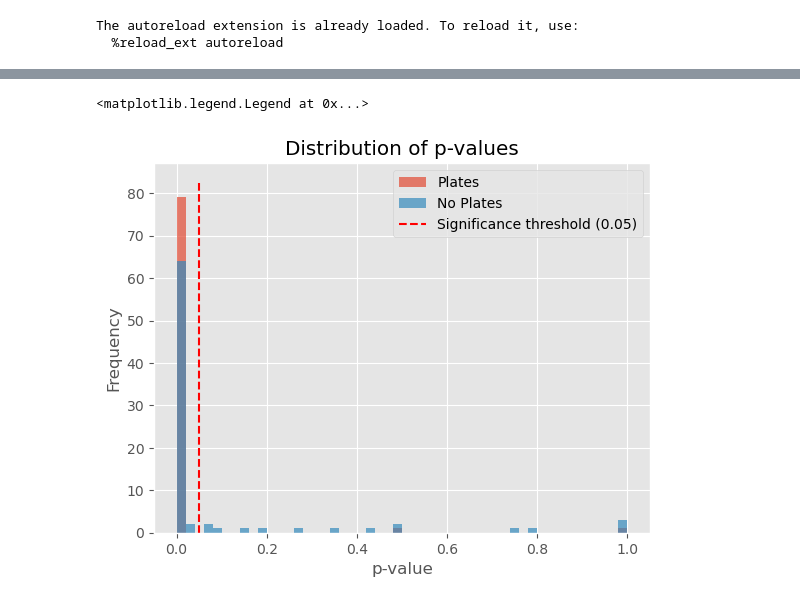
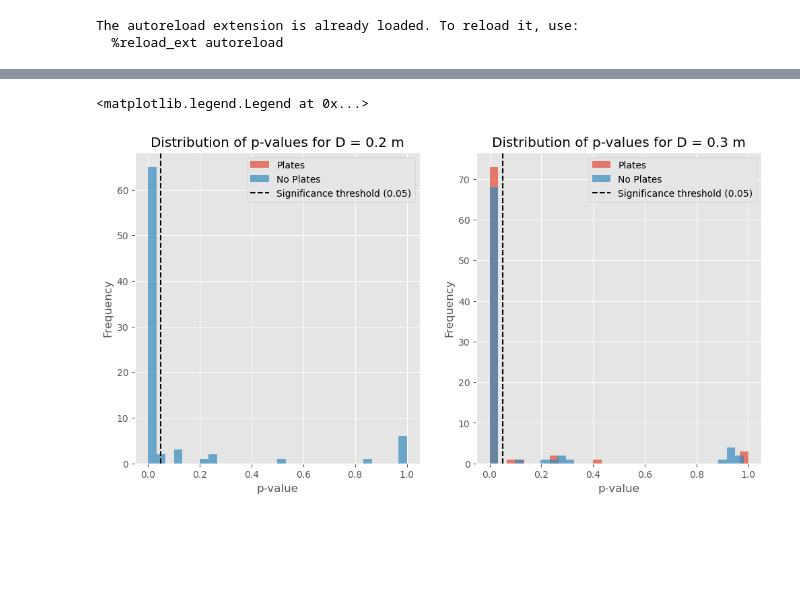
Before and after one commit to kjes4pres/Master_code, a Jupyter notebook: Lab/Probe_analysis/statistics_test.ipynb, the cells around one changed output, grey strips where cells are left out. Cells and saved outputs as stored; diff of their text form; code cells hidden in the pictures; blank space fills up the shorter version.

Commit message:
wilcoxon test

```diff
--- a/Lab/Probe_analysis/statistics_test.ipynb
+++ b/Lab/Probe_analysis/statistics_test.ipynb
@@ -119,2 +32,0 @@ def perform_AnovaRM(freq, cond):
-# %%
-anova_f11, amp_P0, amp_P3 = perform_AnovaRM(1.5, "None")
@@ -549,15 +178,46 @@ f18_wilcoxon_no = wilcoxon_signed_rank_test(1.8, cond="None")
+# %%
+f0898_wilcoxon = wilcoxon_signed_rank_test_30cm(0.898, 'p005')
+f0980_wilcoxon = wilcoxon_signed_rank_test_30cm(0.980, 'p005')
+f1061_wilcoxon = wilcoxon_signed_rank_test_30cm(1.061, 'p005')
+f1143_wilcoxon = wilcoxon_signed_rank_test_30cm(1.143, 'p005')
+f1225_wilcoxon = wilcoxon_signed_rank_test_30cm(1.225, 'p005')
+f1306_wilcoxon = wilcoxon_signed_rank_test_30cm(1.306, 'p005')
+f1388_wilcoxon = wilcoxon_signed_rank_test_30cm(1.388, 'p005')
+f1470_wilcoxon = wilcoxon_signed_rank_test_30cm(1.470, 'p005')
+
+f0898_wilcoxon_no = wilcoxon_signed_rank_test_30cm(0.898, cond="None")
+f0980_wilcoxon_no = wilcoxon_signed_rank_test_30cm(0.980, cond="None")
+f1061_wilcoxon_no = wilcoxon_signed_rank_test_30cm(1.061, cond="None")
+f1143_wilcoxon_no = wilcoxon_signed_rank_test_30cm(1.143, cond="None")
+f1225_wilcoxon_no = wilcoxon_signed_rank_test_30cm(1.225, cond="None")
+f1306_wilcoxon_no = wilcoxon_signed_rank_test_30cm(1.306, cond="None")
+f1388_wilcoxon_no = wilcoxon_signed_rank_test_30cm(1.388, cond="None")
+f1470_wilcoxon_no = wilcoxon_signed_rank_test_30cm(1.470, cond="None")
 # %%
 # Concatenate all results into one dataframe
-wilcoxon_results_plates = pd.concat([f11_wilcoxon, f12_wilcoxon, f13_wilcoxon, f14_wilcoxon, f15_wilcoxon, f16_wilcoxon, f17_wilcoxon, f18_wilcoxon])
-wilcoxon_results_no = pd.concat([f11_wilcoxon_no, f12_wilcoxon_no, f13_wilcoxon_no, f14_wilcoxon_no, f15_wilcoxon_no, f16_wilcoxon_no, f17_wilcoxon_no, f18_wilcoxon_no])
+wilcoxon_20_plates = pd.concat([f11_wilcoxon, f12_wilcoxon, f13_wilcoxon, f14_wilcoxon, f15_wilcoxon, f16_wilcoxon, f17_wilcoxon, f18_wilcoxon])
+wilcoxon_30_plates = pd.concat([f0898_wilcoxon, f0980_wilcoxon, f1061_wilcoxon, f1143_wilcoxon, f1225_wilcoxon, f1306_wilcoxon, f1388_wilcoxon, f1470_wilcoxon])
+
+wilcoxon_20_no = pd.concat([f11_wilcoxon_no, f12_wilcoxon_no, f13_wilcoxon_no, f14_wilcoxon_no, f15_wilcoxon_no, f16_wilcoxon_no, f17_wilcoxon_no, f18_wilcoxon_no])
+wilcoxon_30_no = pd.concat([f0898_wilcoxon_no, f0980_wilcoxon_no, f1061_wilcoxon_no, f1143_wilcoxon_no, f1225_wilcoxon_no, f1306_wilcoxon_no, f1388_wilcoxon_no, f1470_wilcoxon_no])
-# %%
-plt.hist(wilcoxon_results_plates['p_value'], bins=50, alpha=0.7, label='Plates')
-plt.hist(wilcoxon_results_no['p_value'], bins=50, alpha=0.7, label='No Plates')
-plt.vlines(0.05, ymin=0, ymax=plt.gca().get_ylim()[1], colors='red', linestyles='dashed', label='Significance threshold (0.05)')
-plt.xlabel('p-value')
-plt.ylabel('Frequency')
-plt.title('Distribution of p-values')
-plt.legend()
-# %% [output]
-<matplotlib.legend.Legend at 0x...>
-[figure, removed]
+# %%
+fig, ax = plt.subplots(1, 2, figsize=(12, 6))
+
+ax[0].hist(wilcoxon_20_plates['p_value'], bins=30, alpha=0.7, label='Plates')
+ax[0].hist(wilcoxon_20_no['p_value'], bins=30, alpha=0.7, label='No Plates')
+ax[0].set_xlabel('p-value')
+ax[0].set_ylabel('Frequency')
+ax[0].set_title('Distribution of p-values for D = 0.2 m')
+ax[0].axvline(x=0.05, color='black', linestyle='--', label='Significance threshold (0.05)')
+ax[0].legend()
+
+ax[1].hist(wilcoxon_30_plates['p_value'], bins=30, alpha=0.7, label='Plates')
+ax[1].hist(wilcoxon_30_no['p_value'], bins=30, alpha=0.7, label='No Plates')
+ax[1].set_xlabel('p-value')
+ax[1].set_ylabel('Frequency')
+ax[1].set_title('Distribution of p-values for D = 0.3 m')
+ax[1].axvline(x=0.05, color='black', linestyle='--', label='Significance threshold (0.05)')
+ax[1].legend()
+# %% [output]
+<matplotlib.legend.Legend at 0x...>
+[figure, added]
```
Also changed, not shown: parts of 19 cells of this notebook.
